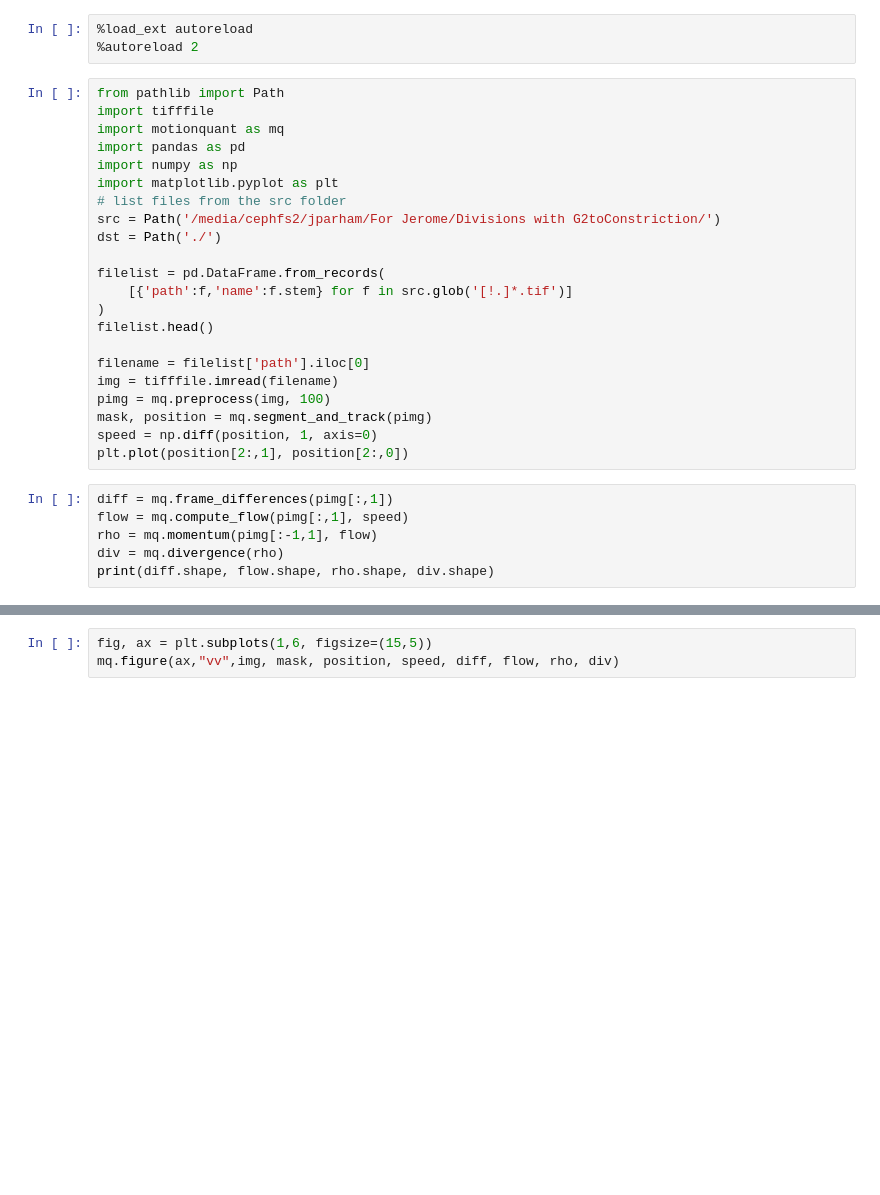
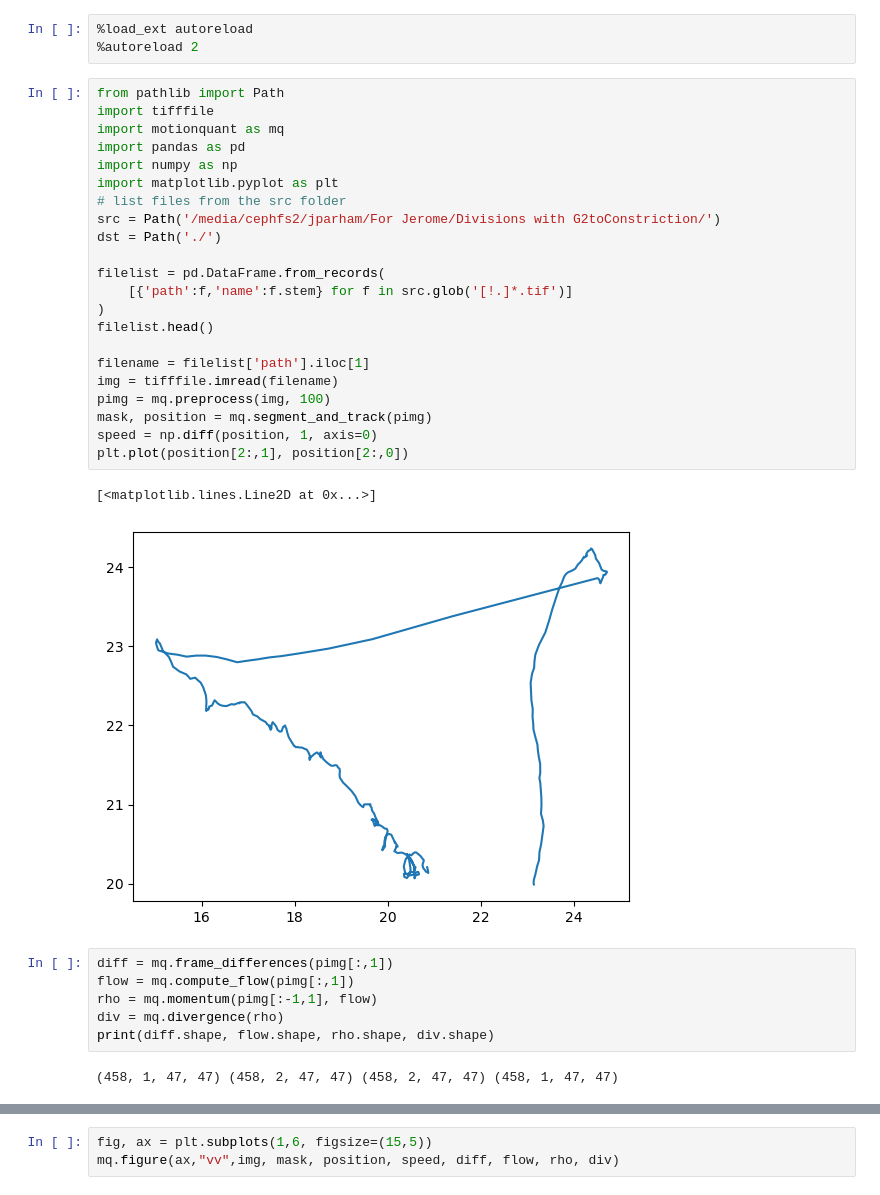
Before and after one commit to jboulanger/dna-movement-sufolobus, a Jupyter notebook: Test.ipynb, the cells around one changed output, grey strips where cells are left out. Drawn from its saved outputs; the diff is of its cells as text; blank space fills up the shorter version.

```diff
--- a/Test.ipynb
+++ b/Test.ipynb
@@ -4,28 +4,33 @@
 # %%
 from pathlib import Path
 import tifffile
 import motionquant as mq
 import pandas as pd
 import numpy as np
 import matplotlib.pyplot as plt
 # list files from the src folder
 src = Path('/media/cephfs2/jparham/For Jerome/Divisions with G2toConstriction/')
 dst = Path('./')
 
 filelist = pd.DataFrame.from_records(
     [{'path':f,'name':f.stem} for f in src.glob('[!.]*.tif')]
 )
 filelist.head()
 
-filename = filelist['path'].iloc[0]
+filename = filelist['path'].iloc[1]
 img = tifffile.imread(filename)
 pimg = mq.preprocess(img, 100)
 mask, position = mq.segment_and_track(pimg)
 speed = np.diff(position, 1, axis=0)
 plt.plot(position[2:,1], position[2:,0])
+# %% [output]
+[<matplotlib.lines.Line2D at 0x...>]
+[figure, added]
 # %%
 diff = mq.frame_differences(pimg[:,1])
-flow = mq.compute_flow(pimg[:,1], speed)
+flow = mq.compute_flow(pimg[:,1])
 rho = mq.momentum(pimg[:-1,1], flow)
 div = mq.divergence(rho)
 print(diff.shape, flow.shape, rho.shape, div.shape)
+# %% [output]
+(458, 1, 47, 47) (458, 2, 47, 47) (458, 2, 47, 47) (458, 1, 47, 47)
```
Also changed, not shown: parts of 4 cells of this notebook, 7 other files.
